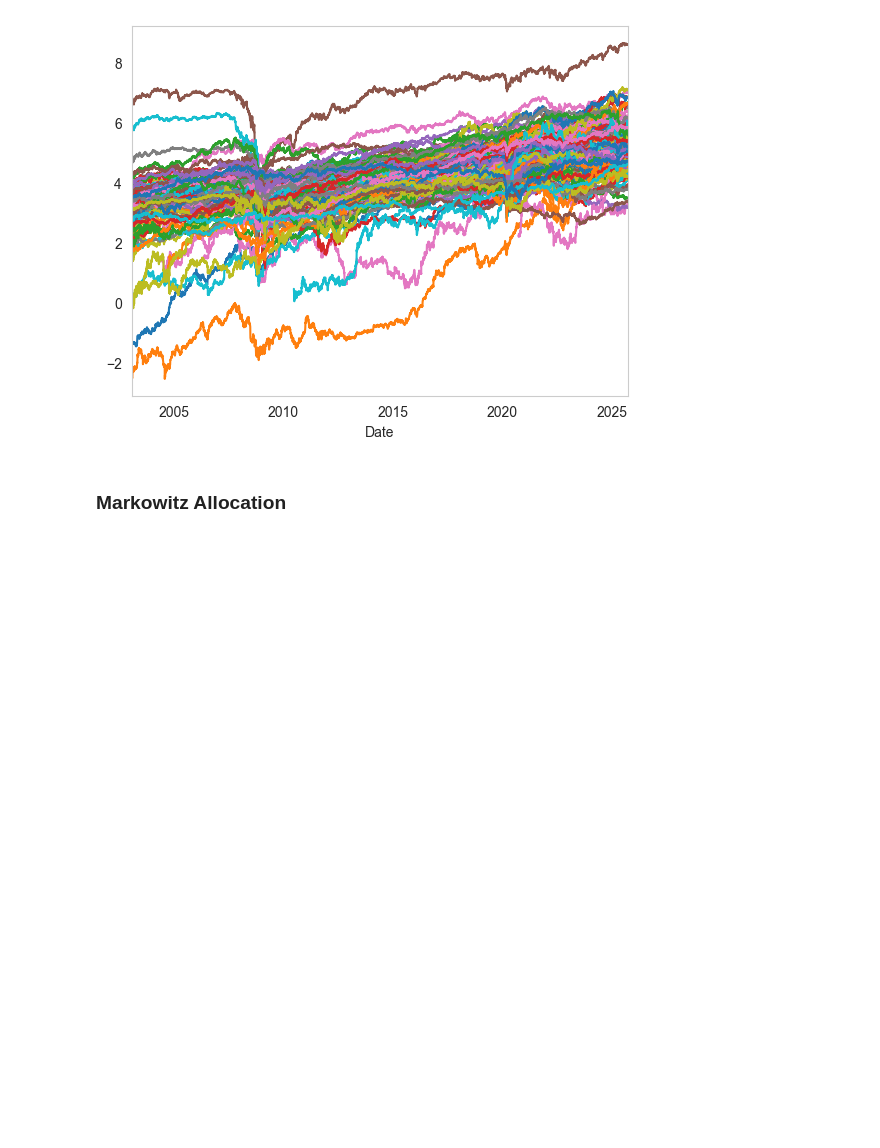
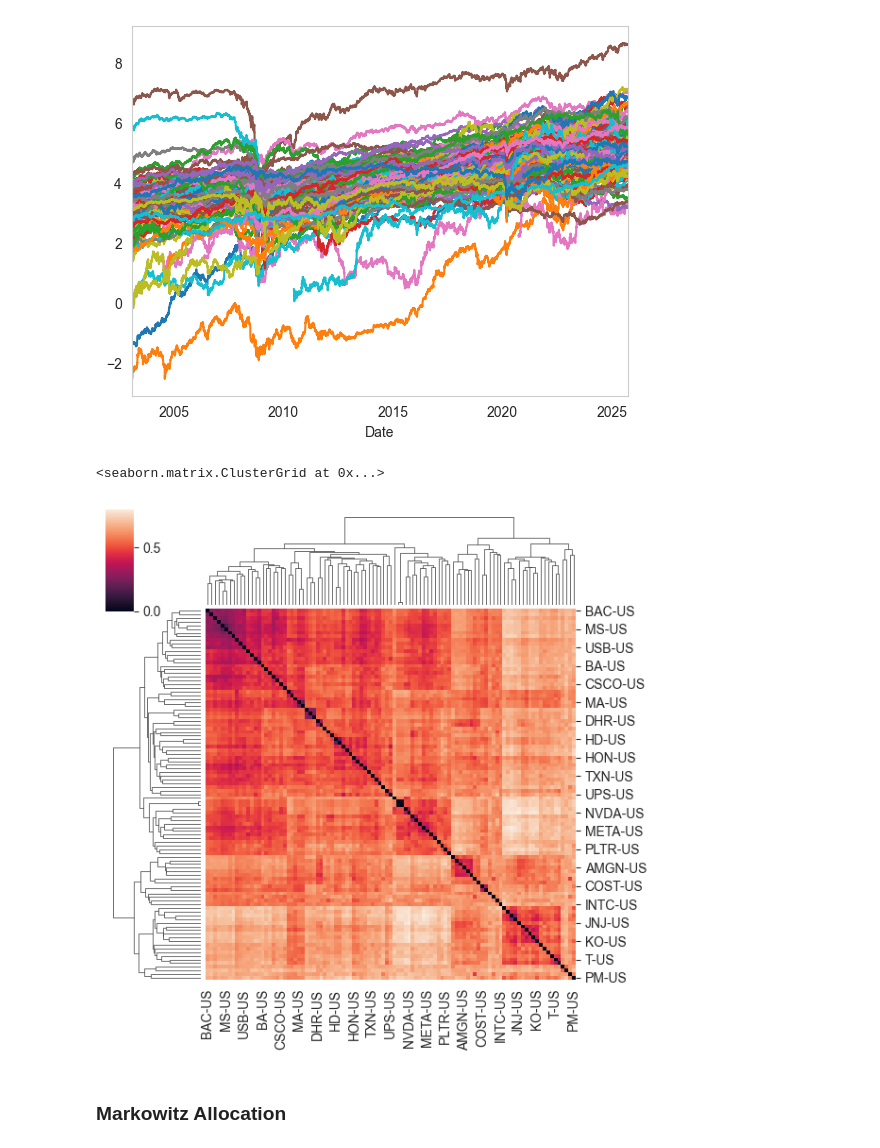
Before and after one commit to Tommylee1013/nco-research, a Jupyter notebook: empirical/SP100.ipynb, the cells around one changed output. Cells and saved outputs as stored; diff of their text form; code cells hidden in the pictures; blank space fills up the shorter version.

```diff
--- a/empirical/SP100.ipynb
+++ b/empirical/SP100.ipynb
@@ -74,6 +74,18 @@ plt.grid(False)
 plt.show()
 # %% [output]
 [figure]
+# %%
+import seaborn as sns
+
+sns.clustermap(
+    np.sqrt(
+        (1 - price.pct_change().loc['2025'].corr())/2
+    ),
+    figsize=  (6,6)
+)
+# %% [output]
+<seaborn.matrix.ClusterGrid at 0x...>
+[figure, added]
 # %%
 def build_ledger_from_daily_prices_and_weights_monthly(
     data: pd.DataFrame,
```
Also changed, not shown: parts of 3 cells of this notebook, 3 other files.
